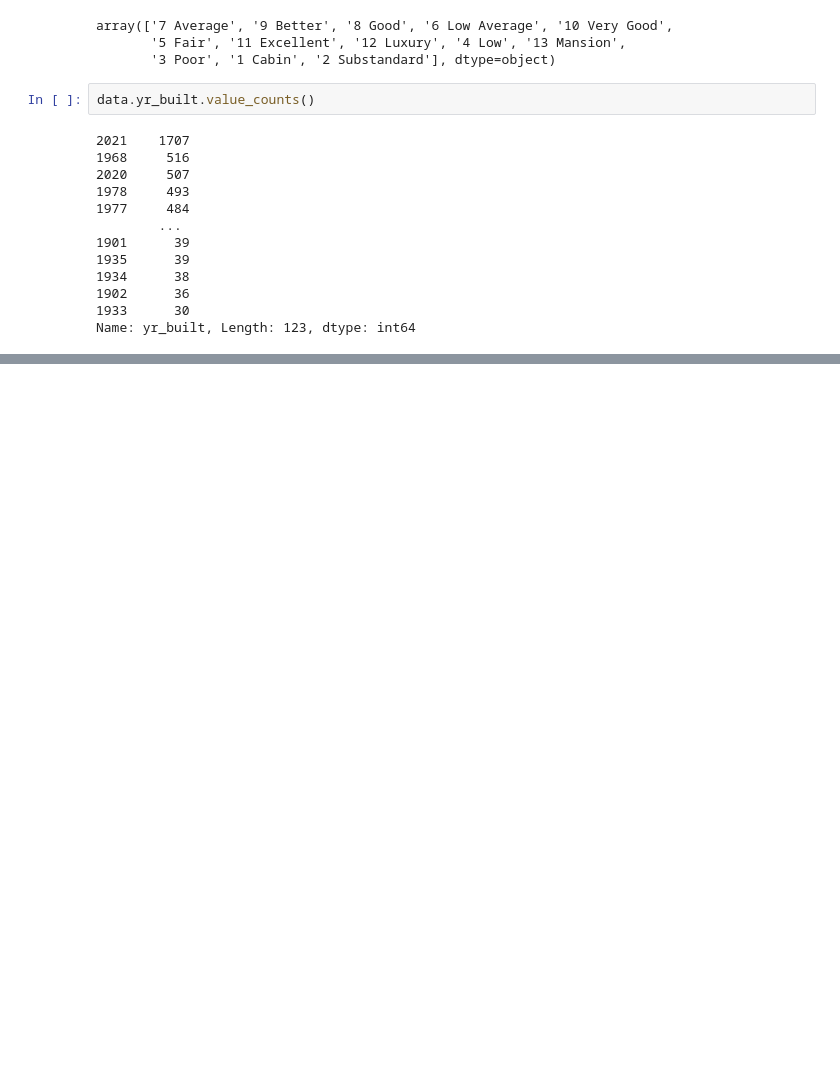
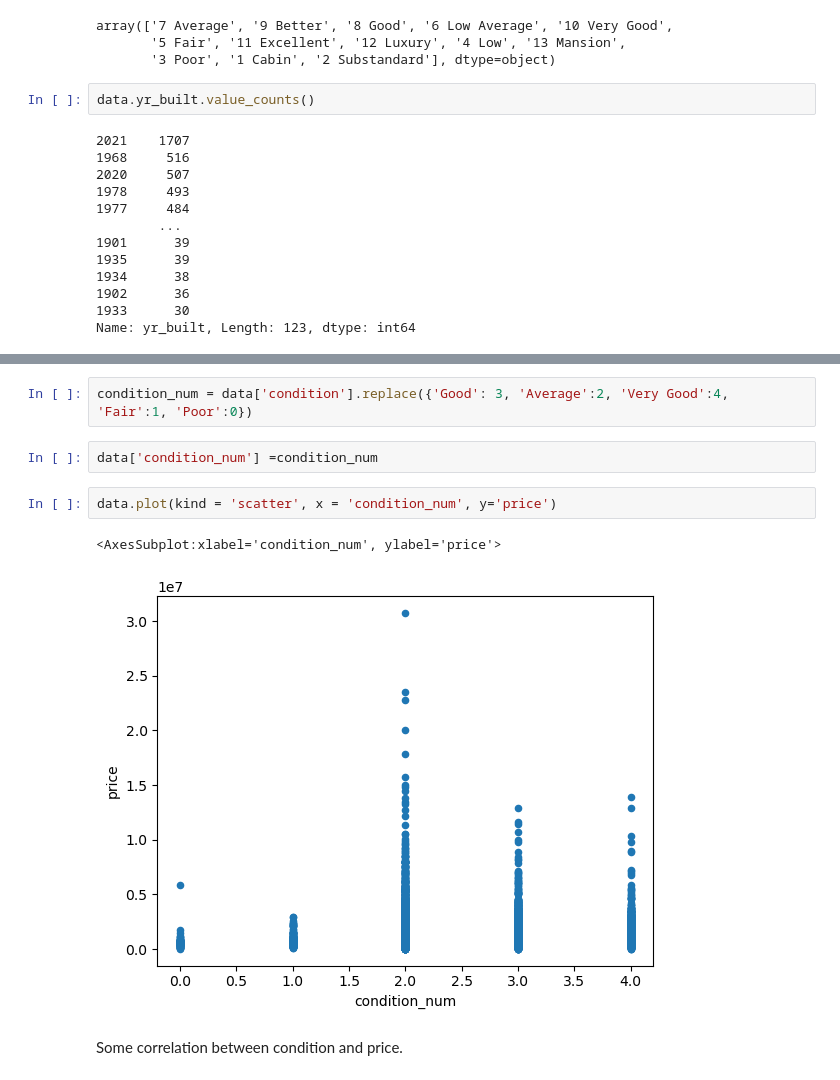
Before and after one commit to jmarksk/RealEstateProject2, a Jupyter notebook: student.ipynb, the cells around one changed output, grey strips where cells are left out. Drawn from its saved outputs; the diff is of its cells as text; blank space fills up the shorter version.

```diff
--- a/student.ipynb
+++ b/student.ipynb
@@ -72,0 +236,11 @@ Name: yr_built, Length: 123, dtype: int64
+# %%
+condition_num = data['condition'].replace({'Good': 3, 'Average':2, 'Very Good':4, 'Fair':1, 'Poor':0})
+# %%
+data['condition_num'] =condition_num
+# %%
+data.plot(kind = 'scatter', x = 'condition_num', y='price')
+# %% [output]
+<AxesSubplot:xlabel='condition_num', ylabel='price'>
+[figure, added]
+# %% [markdown]
+Some correlation between condition and price.
```
Also changed, not shown: parts of 44 cells of this notebook.
